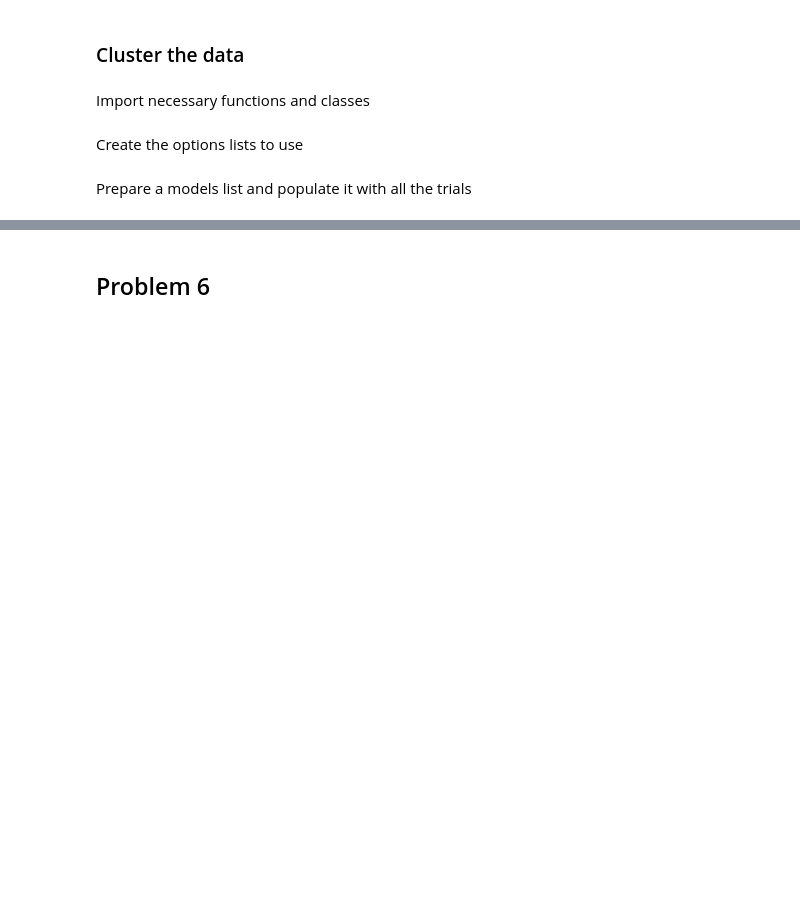
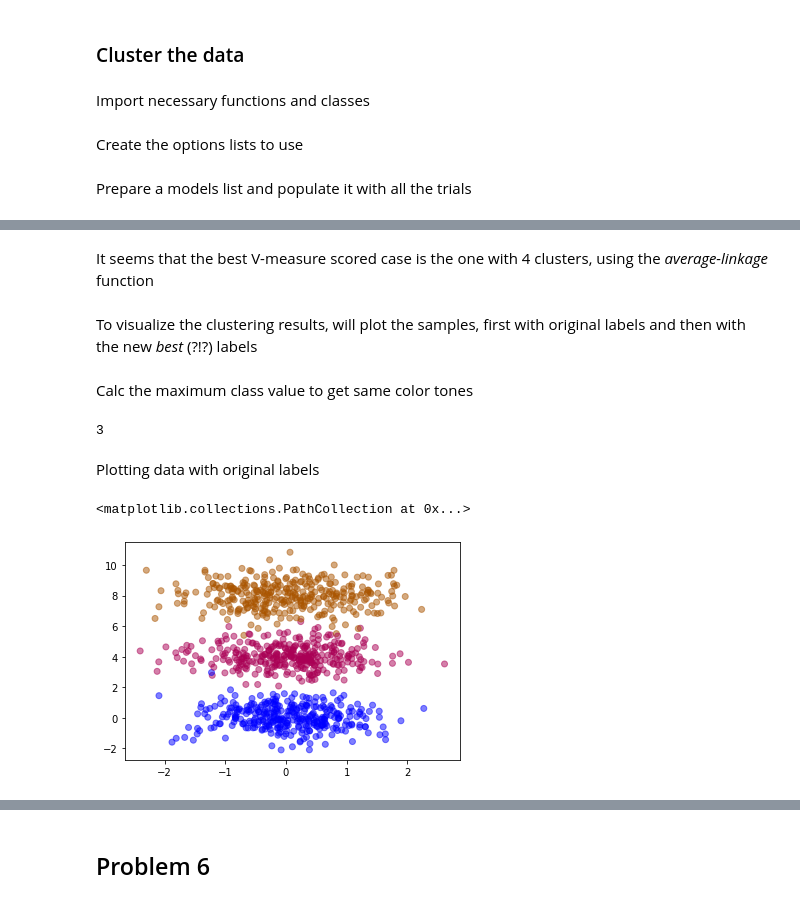
Before and after one commit to llublad/MUSI-AA, a Jupyter notebook: musi-aa-modulo2/handout_4/BERNAT_LADARIA_LLUIS_Handout_4.ipynb, the cells around one changed output, grey strips where cells are left out. Saved outputs shown, nothing was run; the diff lists cells and outputs as text; code cells hidden in the pictures; blank space fills up the shorter version.

Commit message:
Plotted problem 5 best V-measure case

```diff
--- a/musi-aa-modulo2/handout_4/BERNAT_LADARIA_LLUIS_Handout_4.ipynb
+++ b/musi-aa-modulo2/handout_4/BERNAT_LADARIA_LLUIS_Handout_4.ipynb
@@ -69 +77,8 @@ for linkage, n_clusters, affinity in itertools.product(linkage_list, n_clusters_
+# %%
+best_v_measure_dict = {}
+
+for model in models_list:
+    t = model['linkage']
+    if t not in best_v_measure_dict or model['v_measure_score'] > best_v_measure_dict.get(t)['v_measure_score']:
+        best_v_measure_dict[t] = model
 # %%
@@ -88,0 +110,6 @@ models_list
+# %%
+best_v_measure_model = None
+
+for model in models_list:
+    if best_v_measure_model is None or model['v_measure_score'] > best_v_measure_model['v_measure_score']:
+        best_v_measure_model = model
@@ -88,0 +124,20 @@ models_list
+# %% [markdown]
+It seems that the best V-measure scored case is the one with 4 clusters, using the *average-linkage* function
+# %% [markdown]
+To visualize the clustering results, will plot the samples, first with original labels and then with the new *best* (?!?) labels
+# %% [markdown]
+Calc the maximum class value to get same color tones
+# %%
+y_best_model_labels = best_v_measure_model['model'].labels_
+
+plot_vmax=max(max(y_best_model_labels), max(y))
+plot_vmax
+# %% [output]
+3
+# %% [markdown]
+Plotting data with original labels
+# %%
+plt.scatter(x=X[:,0], y=X[:,1], c=y, alpha=0.5, cmap='brg', vmax=plot_vmax)
+# %% [output]
+<matplotlib.collections.PathCollection at 0x...>
+[figure, added]
```
Also changed, not shown: parts of 13 cells of this notebook.
